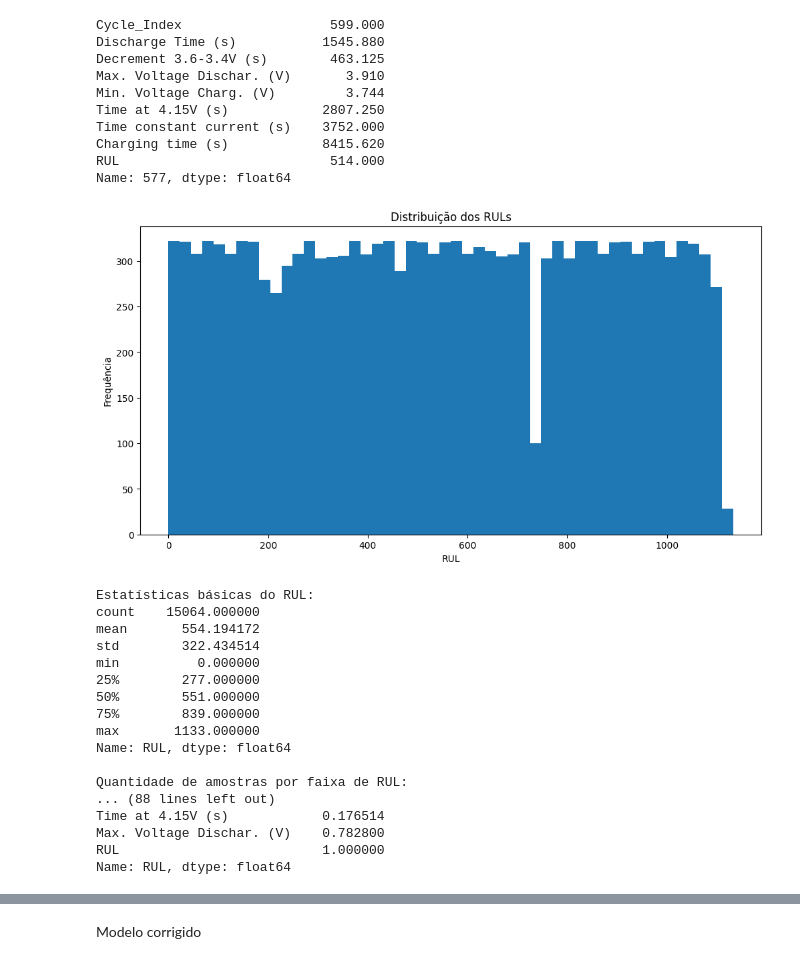
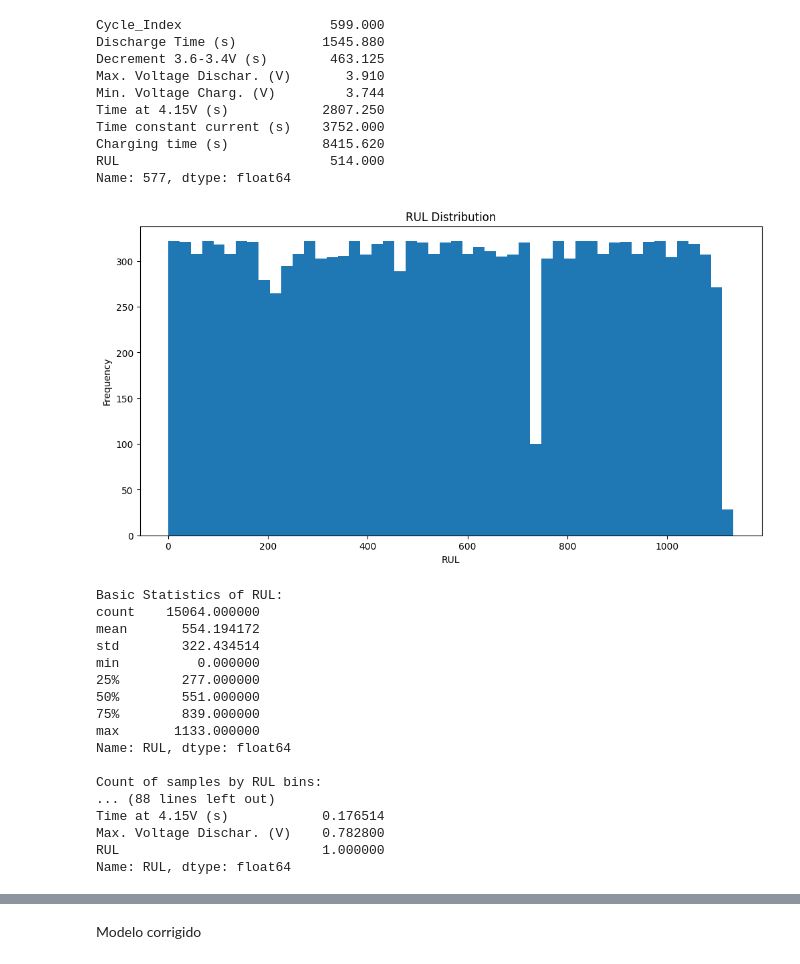
Before and after one commit to romulobrito/tinyML_RUL_battery_prediction, a Jupyter notebook: tinyML_RULBattery.ipynb, the cells around one changed output, grey strips where cells are left out. Saved outputs shown, nothing was run; the diff lists cells and outputs as text; code cells hidden in the pictures.

```diff
--- a/tinyML_RULBattery.ipynb
+++ b/tinyML_RULBattery.ipynb
@@ -24,50 +32,50 @@ Charging time (s)            8415.620
 RUL                           514.000
 Name: 577, dtype: float64
 # %%
-# Análise exploratória do dataset
+# EXploratory Data Analysis
 import pandas as pd
 import matplotlib.pyplot as plt
 import seaborn as sns
 
-# 1. Distribuição dos RULs
+# 1. RUL Distribution
 plt.figure(figsize=(12, 6))
 plt.hist(battery_data['RUL'], bins=50)
-plt.title('Distribuição dos RULs')
+plt.title('RUL Distribution')
 plt.xlabel('RUL')
-plt.ylabel('Frequência')
+plt.ylabel('Frequency')
 plt.show()
 
-# 2. Estatísticas básicas
-print("\nEstatísticas básicas do RUL:")
+# 2. Basic Statistics
+print("\nBasic Statistics of RUL:")
 print(battery_data['RUL'].describe())
 
-# 3. Contagem de amostras por faixas de RUL
+# 3. Count of samples by RUL bins
 bins = [0, 10, 100, 500, 1000, float('inf')]
 labels = ['0-10', '11-100', '101-500', '501-1000', '>1000']
 battery_data['RUL_faixa'] = pd.cut(battery_data['RUL'], bins=bins, labels=labels)
-print("\nQuantidade de amostras por faixa de RUL:")
+print("\nCount of samples by RUL bins:")
 print(battery_data['RUL_faixa'].value_counts().sort_index())
 
-# 4. Análise das features para diferentes RULs
+# 4. Analysis of features for different RULs
 features = ['Discharge Time (s)', 'Decrement 3.6-3.4V (s)', 'Max. Voltage Dischar. (V)',
            'Min. Voltage Charg. (V)', 'Time at 4.15V (s)', 'Time constant current (s)',
            'Charging time (s)']
 
-# Valores médios das features por faixa de RUL
-print("\nMédia das features por faixa de RUL:")
+# Mean values of features by RUL bins
+print("\nMean values of features by RUL bins:")
 print(battery_data.groupby('RUL_faixa')[features].mean())
 
-# 5. Análise do último ciclo (RUL = 0)
-print("\nDados do último ciclo (RUL = 0):")
+# 5. Analysis of the last cycle (RUL = 0)
+print("\nData of the last cycle (RUL = 0):")
 print(battery_data[battery_data['RUL'] == 0][features])
 
-# 6. Correlação entre features e RUL
+# 6. Correlation between features and RUL
 correlations = battery_data[features + ['RUL']].corr()['RUL'].sort_values()
-print("\nCorrelação das features com RUL:")
+print("\nCorrelation between features and RUL:")
 print(correlations)
 # %% [output]
-[figure, old version]
+[figure, new version]
-Estatísticas básicas do RUL:
+Basic Statistics of RUL:
 count    15064.000000
 mean       554.194172
 std        322.434514
@@ -78,7 +86,7 @@ min          0.000000
 max       1133.000000
 Name: RUL, dtype: float64
 
-Quantidade de amostras por faixa de RUL:
+Count of samples by RUL bins:
 ... (88 lines left out)
 Time at 4.15V (s)            0.176514
 Max. Voltage Dischar. (V)    0.782800
```
Also changed, not shown: parts of 10 cells of this notebook, 4 other files.
